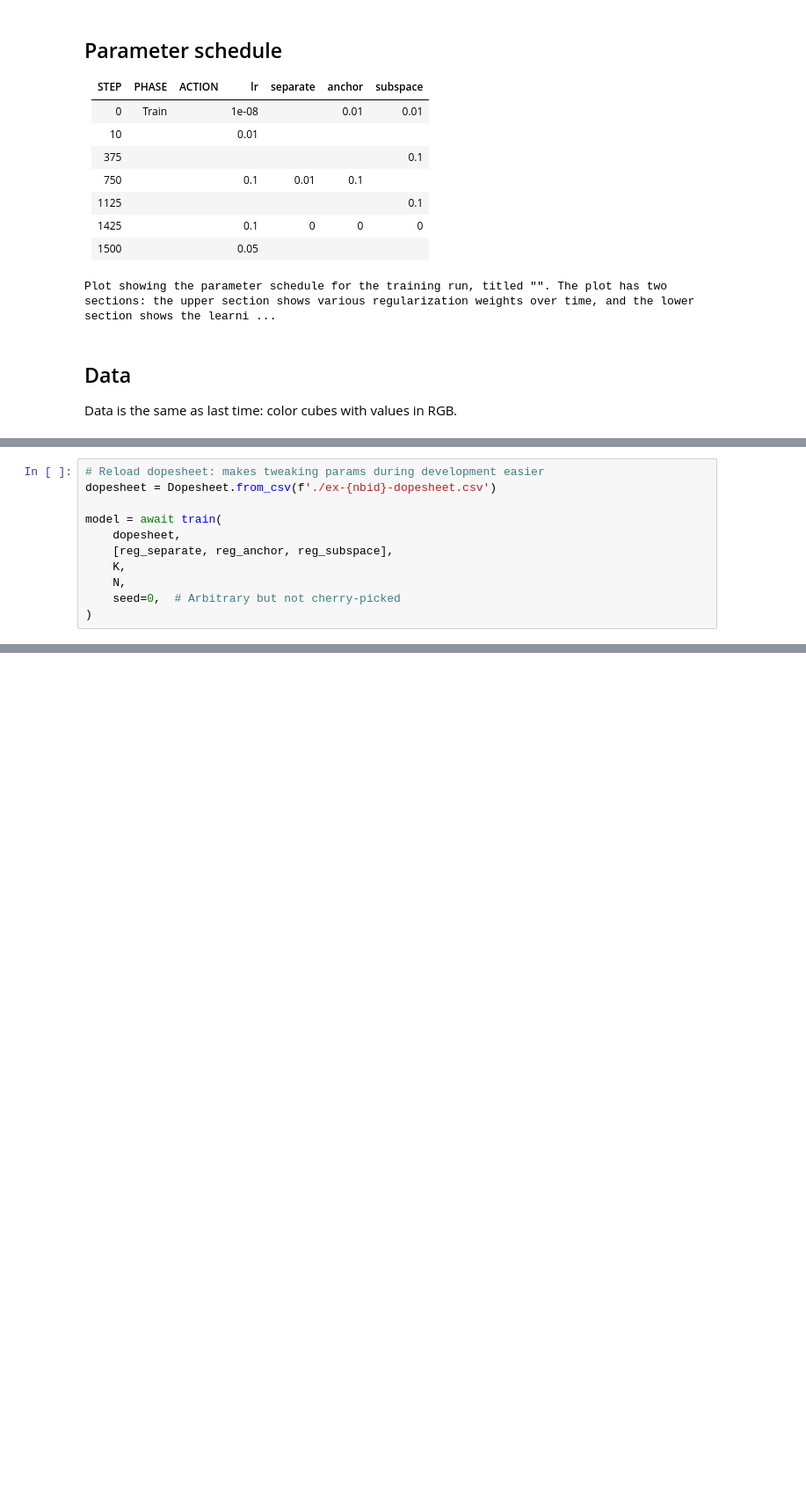
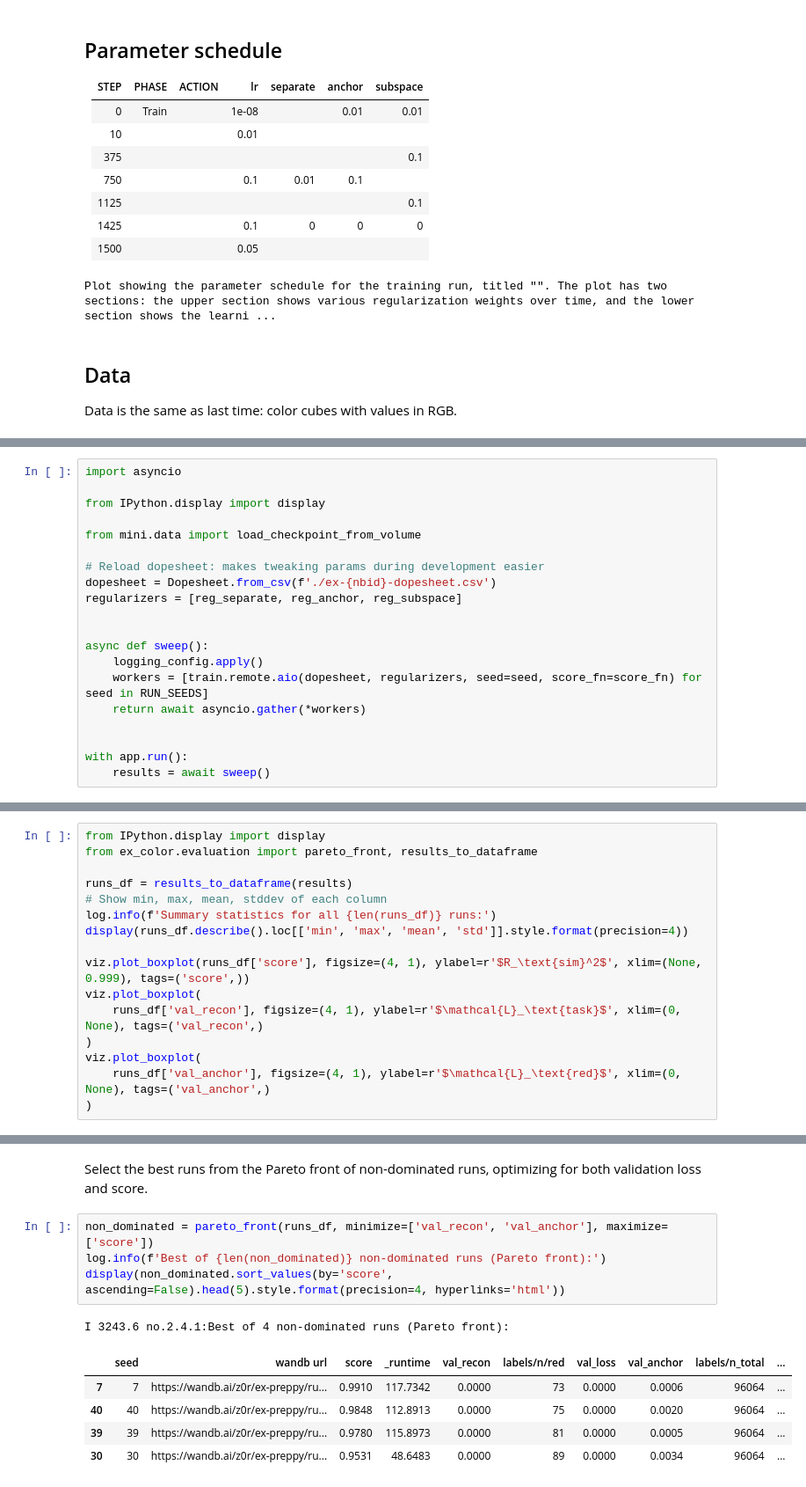
Before and after one commit to z0u/ex-preppy, a Jupyter notebook: docs/m2-control/ex-2.4.1-redux.ipynb, the cells around one changed output, grey strips where cells are left out. Shown at 88% size. Drawn from its saved outputs; the diff is of its cells as text; blank space fills up the shorter version.

```diff
--- a/docs/m2-control/ex-2.4.1-redux.ipynb
+++ b/docs/m2-control/ex-2.4.1-redux.ipynb
@@ -556,11 +218,20 @@ def hstack_named_results(*res: Resultset) -> pd.DataFrame:
 # %%
+import asyncio
+
+from IPython.display import display
+
+from mini.data import load_checkpoint_from_volume
+
 # Reload dopesheet: makes tweaking params during development easier
 dopesheet = Dopesheet.from_csv(f'./ex-{nbid}-dopesheet.csv')
+regularizers = [reg_separate, reg_anchor, reg_subspace]
 
-model = await train(
-    dopesheet,
-    [reg_separate, reg_anchor, reg_subspace],
-    K,
-    N,
-    seed=0,  # Arbitrary but not cherry-picked
-)
+
+async def sweep():
+    logging_config.apply()
+    workers = [train.remote.aio(dopesheet, regularizers, seed=seed, score_fn=score_fn) for seed in RUN_SEEDS]
+    return await asyncio.gather(*workers)
+
+
+with app.run():
+    results = await sweep()
@@ -582,0 +238,16 @@ Syncing run Ex 2.4.1: Soft intervention on red with color wheel to Weights & Bia
+# %%
+from IPython.display import display
+from ex_color.evaluation import pareto_front, results_to_dataframe
+
+runs_df = results_to_dataframe(results)
+# Show min, max, mean, stddev of each column
+log.info(f'Summary statistics for all {len(runs_df)} runs:')
+display(runs_df.describe().loc[['min', 'max', 'mean', 'std']].style.format(precision=4))
+
+viz.plot_boxplot(runs_df['score'], figsize=(4, 1), ylabel=r'$R_\text{sim}^2$', xlim=(None, 0.999), tags=('score',))
+viz.plot_boxplot(
+    runs_df['val_recon'], figsize=(4, 1), ylabel=r'$\mathcal{L}_\text{task}$', xlim=(0, None), tags=('val_recon',)
+)
+viz.plot_boxplot(
+    runs_df['val_anchor'], figsize=(4, 1), ylabel=r'$\mathcal{L}_\text{red}$', xlim=(0, None), tags=('val_anchor',)
+)
@@ -582,0 +264,13 @@ Syncing run Ex 2.4.1: Soft intervention on red with color wheel to Weights & Bia
+# %% [markdown]
+Select the best runs from the Pareto front of non-dominated runs, optimizing for both validation loss and score.
+# %%
+non_dominated = pareto_front(runs_df, minimize=['val_recon', 'val_anchor'], maximize=['score'])
+log.info(f'Best of {len(non_dominated)} non-dominated runs (Pareto front):')
+display(non_dominated.sort_values(by='score', ascending=False).head(5).style.format(precision=4, hyperlinks='html'))
+# %% [output]
+I 3243.6 no.2.4.1:Best of 4 non-dominated runs (Pareto front):
+|  | seed | wandb url | score | _runtime | val_recon | labels/n/red | val_loss | val_anchor | labels/n_total | ... |
+| 7 | 7 | https://wandb.ai/z0r/ex-preppy/ru... | 0.9910 | 117.7342 | 0.0000 | 73 | 0.0000 | 0.0006 | 96064 | ... |
+| 40 | 40 | https://wandb.ai/z0r/ex-preppy/ru... | 0.9848 | 112.8913 | 0.0000 | 75 | 0.0000 | 0.0020 | 96064 | ... |
+| 39 | 39 | https://wandb.ai/z0r/ex-preppy/ru... | 0.9780 | 115.8973 | 0.0000 | 81 | 0.0000 | 0.0005 | 96064 | ... |
+| 30 | 30 | https://wandb.ai/z0r/ex-preppy/ru... | 0.9531 | 48.6483 | 0.0000 | 89 | 0.0000 | 0.0034 | 96064 | ... |
```
Also changed, not shown: parts of 35 cells of this notebook, 47 other files.
